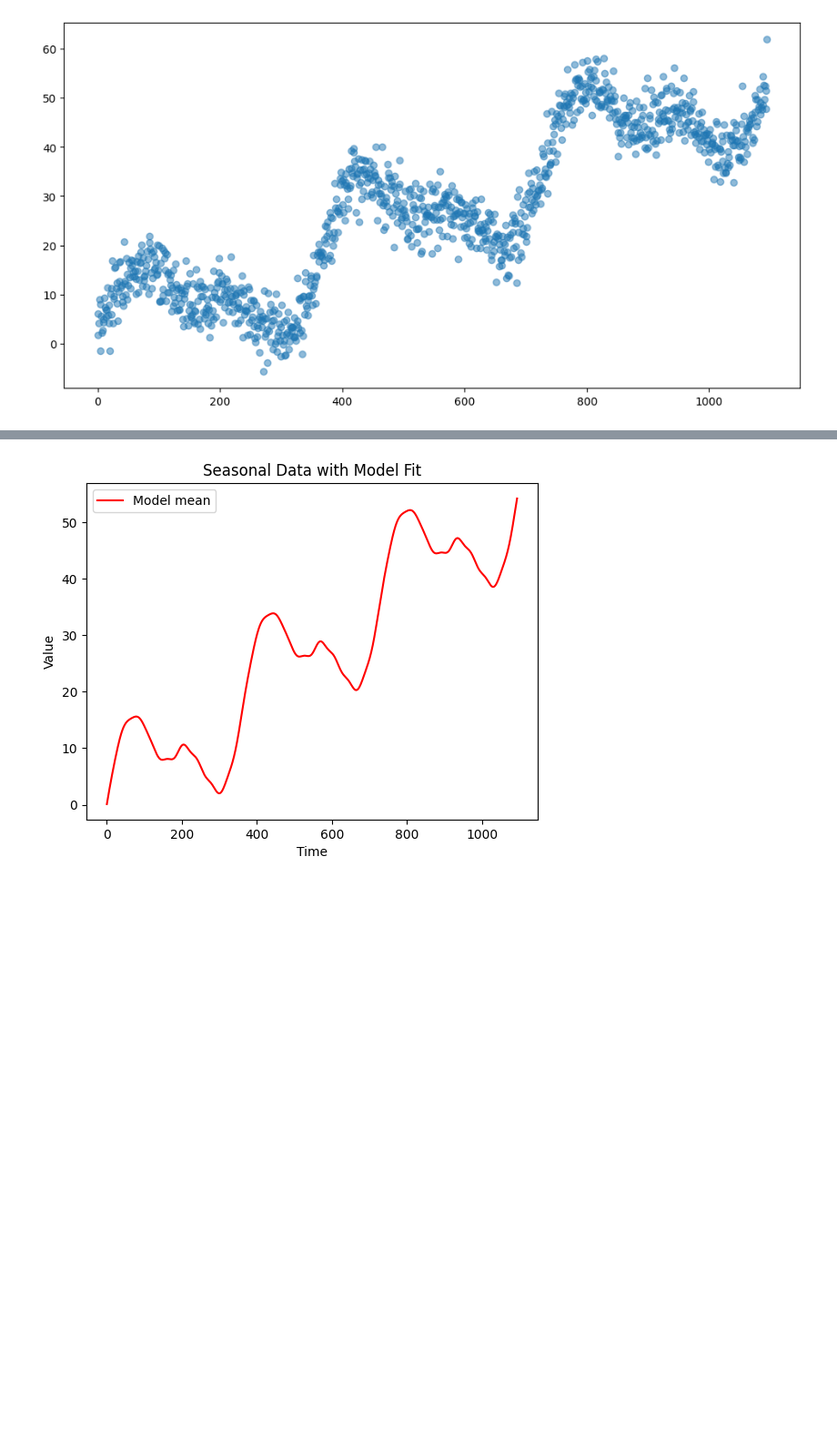
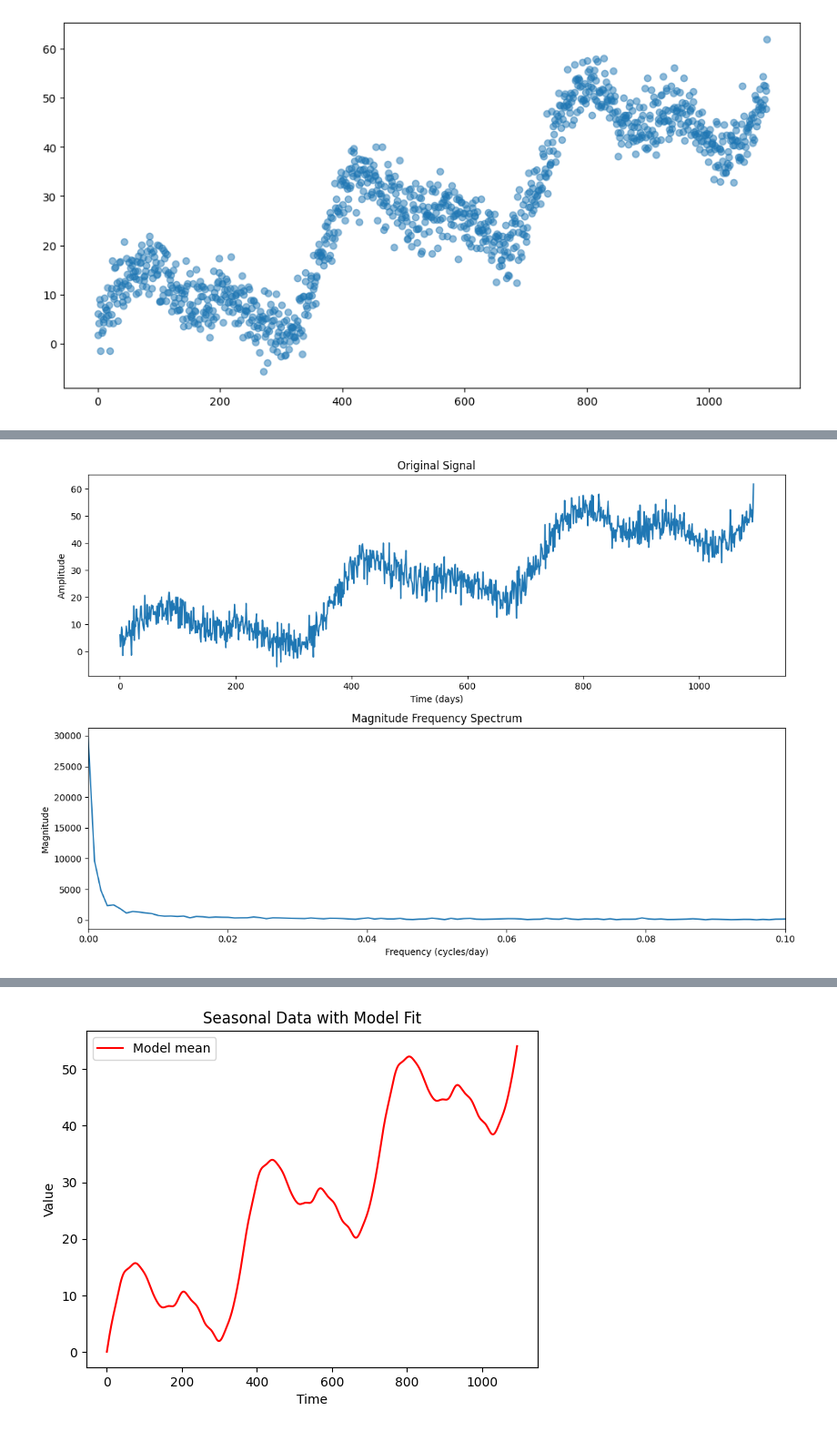
Before and after one commit to dcsw/python-devcontainer-base, a Jupyter notebook: experiments/pymc seasonal.ipynb, the cells around one changed output, grey strips where cells are left out. Shown at 91% size. Saved outputs shown, nothing was run; the diff lists cells and outputs as text; code cells hidden in the pictures; blank space fills up the shorter version.

```diff
--- a/experiments/pymc seasonal.ipynb
+++ b/experiments/pymc seasonal.ipynb
@@ -33,3 +54,37 @@ X = fourier_series(t)
+# %%
+# Assuming you've already created X using the fourier_series function
+
+# Calculate the number of features and the period
+n_features = X.shape[1] // 2  # Number of sine-cosine pairs
+# period = 365.25  # Assuming annual cycle
+
+# Perform FFT
+fft_result = np.fft.fft(Y)
+frequencies = np.fft.fftfreq(len(t), d=1)  # Assuming daily data, so d=1 day
+
+# Calculate the magnitude spectrum
+magnitude_spectrum = np.abs(fft_result)
+
+# Plot the original signal
+plt.figure(figsize=(12, 8))
+plt.subplot(2, 1, 1)
+plt.plot(t, Y)
+plt.title('Original Signal')
+plt.xlabel('Time (days)')
+plt.ylabel('Amplitude')
+
+# Plot the FFT result
+plt.subplot(2, 1, 2)
+plt.plot(frequencies[:len(frequencies)//2], magnitude_spectrum[:len(frequencies)//2])
+plt.title('Magnitude Frequency Spectrum')
+plt.xlabel('Frequency (cycles/day)')
+plt.ylabel('Magnitude')
+plt.xlim(0, 0.1)  # Limit x-axis to focus on lower frequencies
+
+plt.tight_layout()
+plt.show()
+# %% [output]
+[figure, added]
 # %%
 # Define and run the model
 with pm.Model() as model:
```
Also changed, not shown: parts of 11 cells of this notebook, 7 other files.
